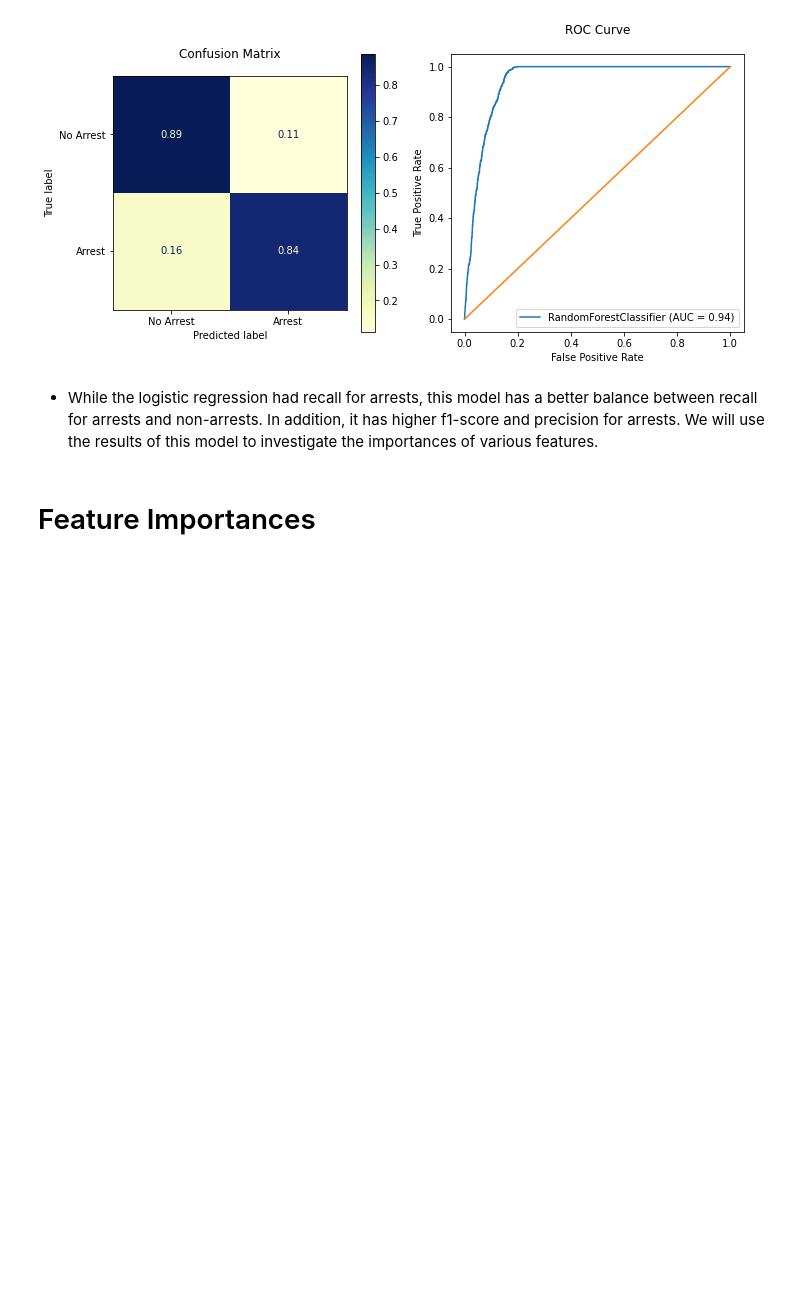
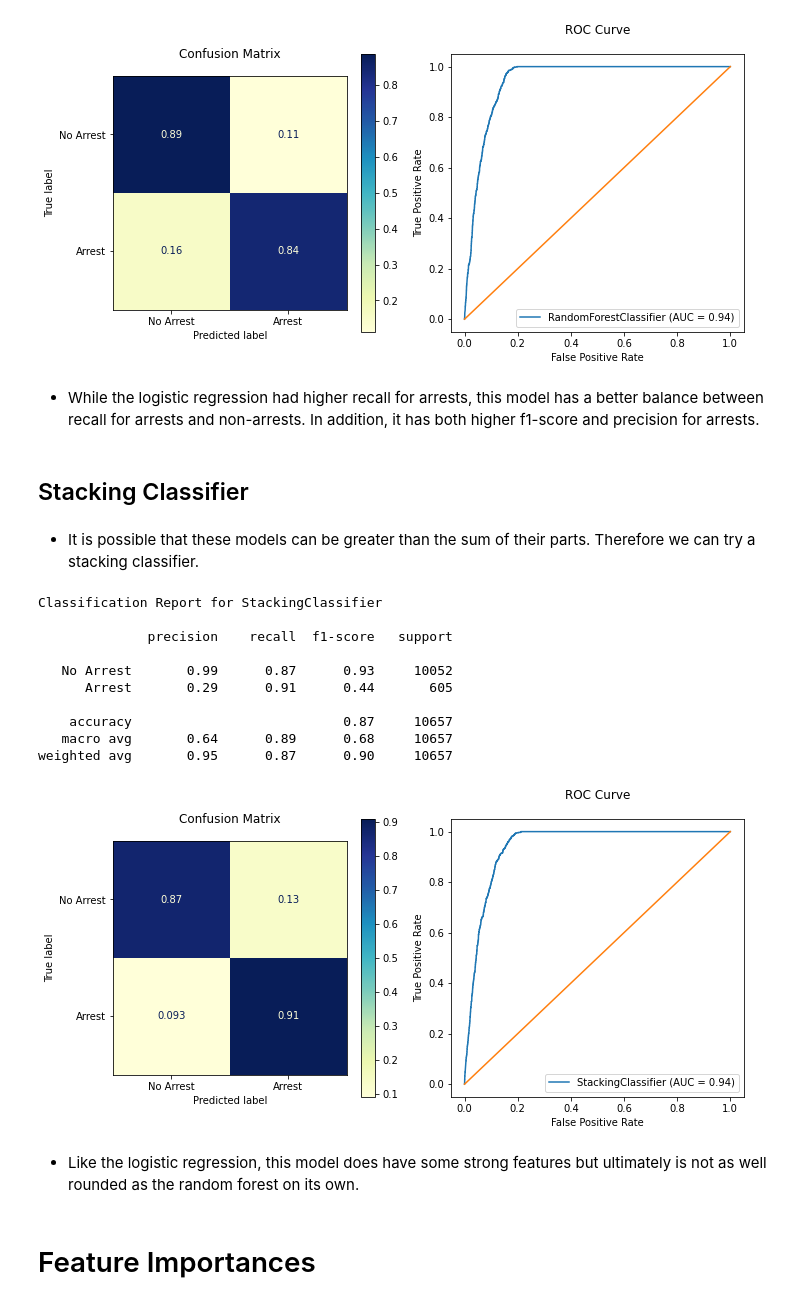
Before and after one commit to charlottebasch/Variables-Affecting-Terry-Stops, a Jupyter notebook: student.ipynb, the cells around one changed output. Saved outputs shown, nothing was run; the diff lists cells and outputs as text; code cells hidden in the pictures; blank space fills up the shorter version.

```diff
--- a/student.ipynb
+++ b/student.ipynb
@@ -655,10 +890,17 @@ X_train_preprocessed.head()
 #We will be evaluating multiple models so we can view the classification report, confusion matrix, and roc
 #curve easily
 def evaluate_classifier(X_train, y_train, X_test, y_test, model, labels):
+    """Get the classification report, confusion matrix, and ROC curve for a provided model."""
+
+    #Predict values for the test set
     y_hat_test = model.predict(X_test)
+
+    #Label and print the classification report
     model_name = str(model).split("(")[0]
     print(f"Classification Report for {model_name} \n")
     print(metrics.classification_report(y_test, y_hat_test, target_names=labels))
+
+    #Plot the confusion matrix and ROC curve
     fig, axes = plt.subplots(nrows=1, ncols=2, figsize=(10,5))
     metrics.plot_confusion_matrix(model, X_test, y_test, normalize="true",
                                   display_labels=labels, ax=axes[0], cmap="YlGnBu")
@@ -792,7 +1034,31 @@ Classification Report for RandomForestClassifier
 weighted avg       0.95      0.88      0.91     10657
 [figure]
 # %% [markdown]
-- While the logistic regression had recall for arrests, this model has a better balance between recall for arrests and non-arrests. In addition, it has higher f1-score and precision for arrests. We will use the results of this model to investigate the importances of various features.
+- While the logistic regression had higher recall for arrests, this model has a better balance between recall for arrests and non-arrests. In addition, it has both higher f1-score and precision for arrests.
+# %% [markdown]
+## Stacking Classifier
+# %% [markdown]
+- It is possible that these models can be greater than the sum of their parts. Therefore we can try a stacking classifier.
+# %%
+estimators = [("lr", logreg), ("rf", best_rf), ("dt", best_dt)]
+clf = StackingClassifier(estimators=estimators, final_estimator=LogisticRegression(class_weight={1:10, 0:1}))
+clf.fit(X_train_preprocessed, y_train)
+evaluate_classifier(X_train_preprocessed, y_train, X_test_preprocessed, y_test,
+                       clf, ["No Arrest", "Arrest"])
+# %% [output]
+Classification Report for StackingClassifier
+
+              precision    recall  f1-score   support
+
+   No Arrest       0.99      0.87      0.93     10052
+      Arrest       0.29      0.91      0.44       605
+
+    accuracy                           0.87     10657
+   macro avg       0.64      0.89      0.68     10657
+weighted avg       0.95      0.87      0.90     10657
+[figure, added]
+# %% [markdown]
+- Like the logistic regression, this model does have some strong features but ultimately is not as well rounded as the random forest on its own.
 # %% [markdown]
 # Feature Importances
 # %% [markdown]
```
Also changed, not shown: parts of 45 cells of this notebook.
